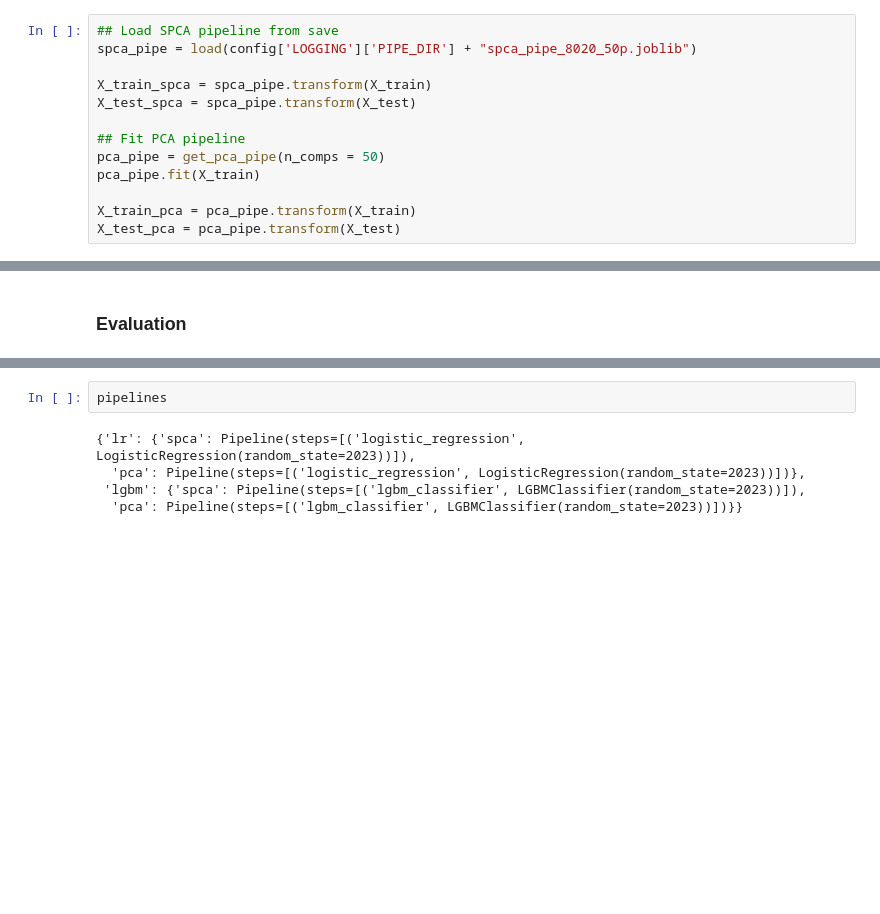
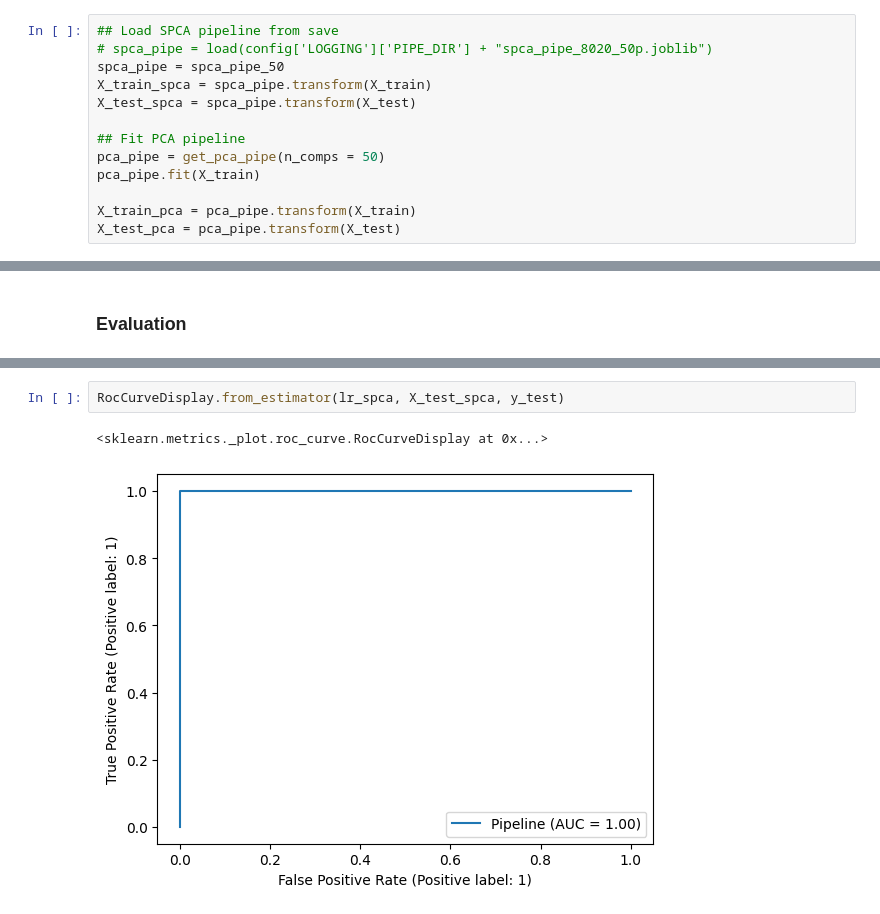
Before and after one commit to jaccobroere/vu-case-study-eds, a Jupyter notebook: src/main.ipynb, the cells around one changed output, grey strips where cells are left out. Cells and saved outputs as stored; diff of their text form; blank space fills up the shorter version.

```diff
--- a/src/main.ipynb
+++ b/src/main.ipynb
@@ -149,7 +151,7 @@ dump(spca_pipe_40.fit(train80)
 # %%
 ## Load SPCA pipeline from save
-spca_pipe = load(config['LOGGING']['PIPE_DIR'] + "spca_pipe_8020_50p.joblib")
-
+# spca_pipe = load(config['LOGGING']['PIPE_DIR'] + "spca_pipe_8020_50p.joblib")
+spca_pipe = spca_pipe_50
 X_train_spca = spca_pipe.transform(X_train)
 X_test_spca = spca_pipe.transform(X_test)
 
@@ -314,7 +316,5 @@ weighted avg       0.88      0.85      0.85        34
-# %%
-pipelines
-# %% [output]
-{'lr': {'spca': Pipeline(steps=[('logistic_regression', LogisticRegression(random_state=2023))]),
-  'pca': Pipeline(steps=[('logistic_regression', LogisticRegression(random_state=2023))])},
- 'lgbm': {'spca': Pipeline(steps=[('lgbm_classifier', LGBMClassifier(random_state=2023))]),
-  'pca': Pipeline(steps=[('lgbm_classifier', LGBMClassifier(random_state=2023))])}}
+# %%
+RocCurveDisplay.from_estimator(lr_spca, X_test_spca, y_test)
+# %% [output]
+<sklearn.metrics._plot.roc_curve.RocCurveDisplay at 0x...>
+[figure, added]
```
Also changed, not shown: parts of 15 cells of this notebook.
